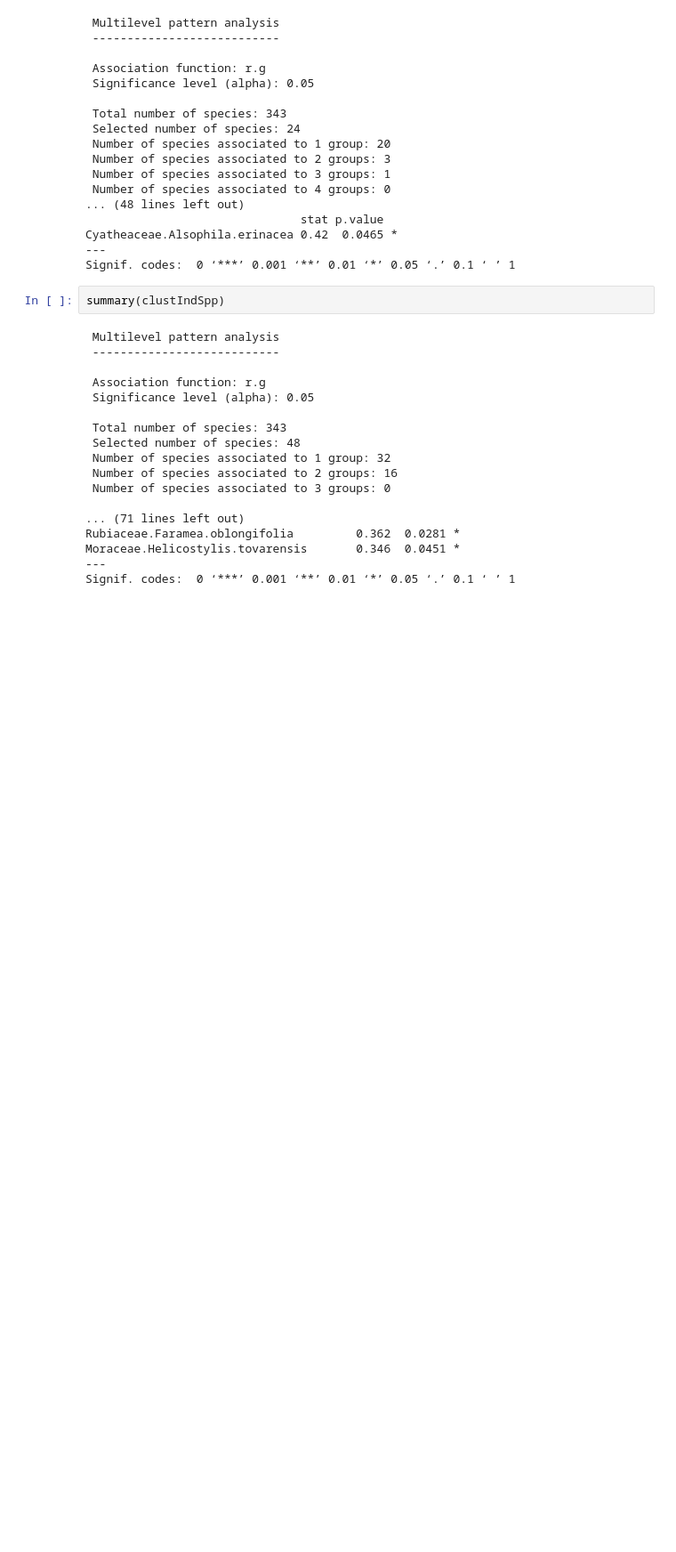
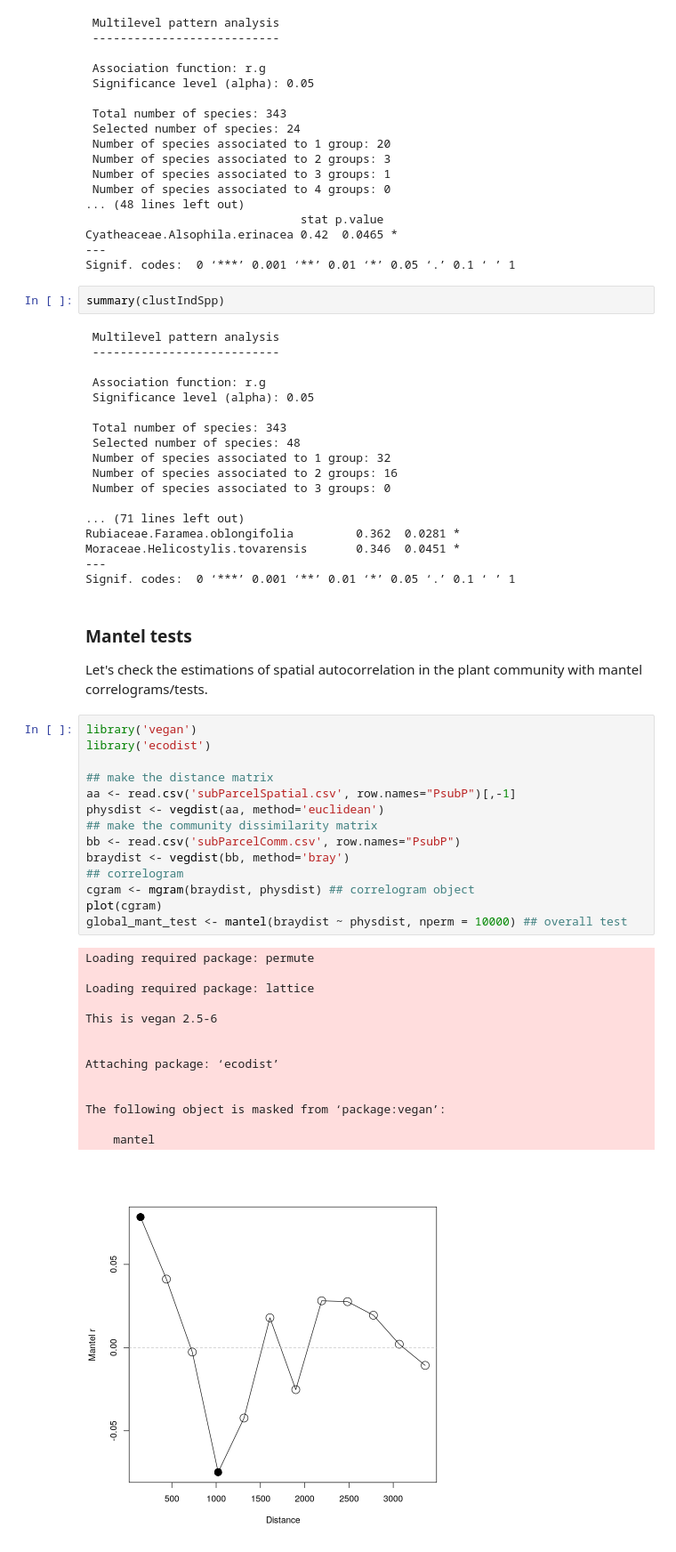
Before and after one commit to danchurch/losCedrosTrees, a Jupyter notebook: anaData/MariscalDataExploration.ipynb, the cells around one changed output. Shown at 89% size. Drawn from its saved outputs; the diff is of its cells as text; blank space fills up the shorter version.

Commit message:
working through mantel results

```diff
--- a/anaData/MariscalDataExploration.ipynb
+++ b/anaData/MariscalDataExploration.ipynb
@@ -644,3 +644,38 @@ Rubiaceae.Faramea.oblongifolia         0.362  0.0281 *
 Moraceae.Helicostylis.tovarensis       0.346  0.0451 *
 ---
 Signif. codes:  0 ‘***’ 0.001 ‘**’ 0.01 ‘*’ 0.05 ‘.’ 0.1 ‘ ’ 1
+# %% [markdown]
+<a id='mantel'></a>
+
+### Mantel tests
+
+Let's check the estimations of spatial autocorrelation in the plant community with mantel correlograms/tests.
+# %%
+library('vegan')
+library('ecodist')
+
+## make the distance matrix
+aa <- read.csv('subParcelSpatial.csv', row.names="PsubP")[,-1]
+physdist <- vegdist(aa, method='euclidean')
+## make the community dissimilarity matrix
+bb <- read.csv('subParcelComm.csv', row.names="PsubP")
+braydist <- vegdist(bb, method='bray')
+## correlogram
+cgram <- mgram(braydist, physdist) ## correlogram object
+plot(cgram)
+global_mant_test <- mantel(braydist ~ physdist, nperm = 10000) ## overall test
+# %% [output]
+Loading required package: permute
+
+Loading required package: lattice
+
+This is vegan 2.5-6
+
+
+Attaching package: ‘ecodist’
+
+
+The following object is masked from ‘package:vegan’:
+
+    mantel
+[figure, added]
```
Also changed, not shown: parts of 5 cells of this notebook, 2 other files.
